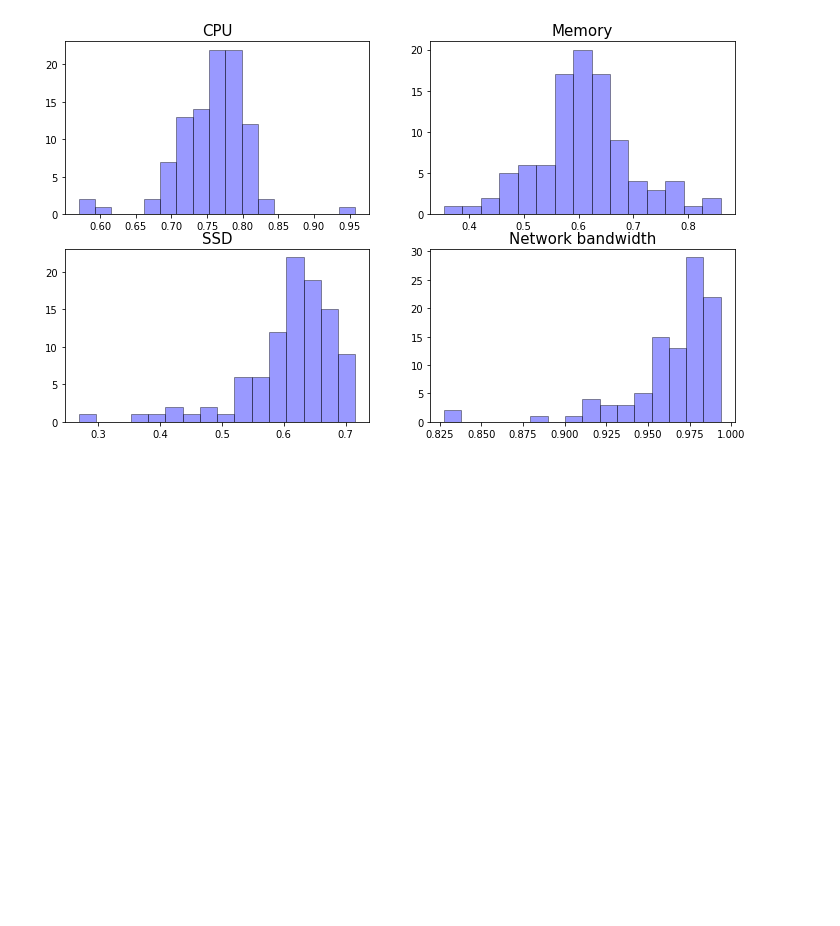
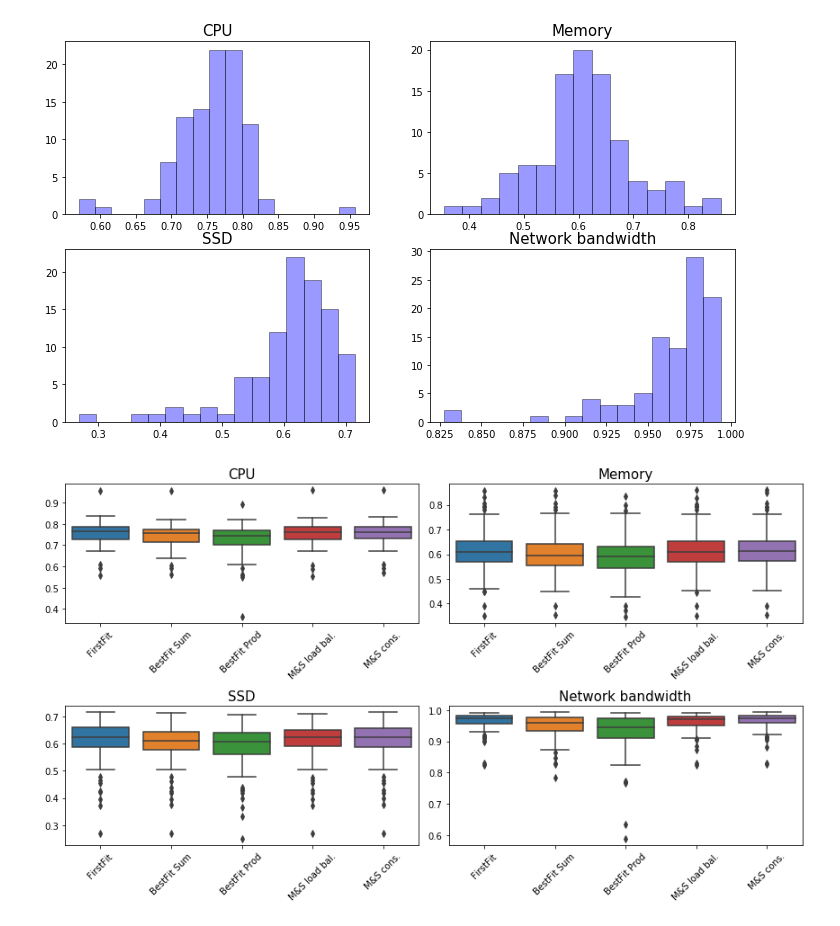
Before and after one commit to AnthonyUdovichenko/VM_Placement, a Jupyter notebook: data/servers_load_processing.ipynb, the cells around one changed output. Drawn from its saved outputs; the diff is of its cells as text; code cells hidden in the pictures; blank space fills up the shorter version.

```diff
--- a/data/servers_load_processing.ipynb
+++ b/data/servers_load_processing.ipynb
@@ -57,24 +58,62 @@ print_utilization_means_distribution("dynamicplacement", "firstfit", "none")
 # %% [markdown]
 ###### BestFit с эвристикой Sum
 # %%
-print_utilization_means_distribution("dynamicplacement", "bestfit", "sum")
+bf_sum_core_means, bf_sum_memory_means, bf_sum_ssd_means, bf_sum_nic_means = print_utilization_means_distribution("dynamicplacement", "bestfit", "sum")
 # %% [output]
 [figure]
 # %% [markdown]
 ###### BestFit с эвристикой Prod
 # %%
-print_utilization_means_distribution("dynamicplacement", "bestfit", "prod")
+bf_prod_core_means, bf_prod_memory_means, bf_prod_ssd_means, bf_prod_nic_means = print_utilization_means_distribution("dynamicplacement", "bestfit", "prod")
 # %% [output]
 [figure]
 # %% [markdown]
 ###### Mishra & Sahoo с целью балансировки нагрузки
 # %%
-print_utilization_means_distribution("dynamicplacement", "mishrasahoo", "loadbalance")
+ms_lb_core_means, ms_lb_memory_means, ms_lb_ssd_means, ms_lb_nic_means = print_utilization_means_distribution("dynamicplacement", "mishrasahoo", "loadbalance")
 # %% [output]
 [figure]
 # %% [markdown]
 ###### Mishra & Sahoo с целью консолидации
 # %%
-print_utilization_means_distribution("dynamicplacement", "mishrasahoo", "consolidate")
+ms_c_core_means, ms_c_memory_means, ms_c_ssd_means, ms_c_nic_means = print_utilization_means_distribution("dynamicplacement", "mishrasahoo", "consolidate")
 # %% [output]
 [figure]
+# %%
+fig, axs = plt.subplots(2, 2, figsize=(12, 7))
+
+axs[0][0].set_title('CPU', fontsize=15)
+sns.boxplot(['FirstFit', 'BestFit Sum', 'BestFit Prod', 'M&S load bal.', 'M&S cons.'],
+           [[x for x in ff_core_means if str(x) != 'nan'], [x for x in bf_sum_core_means if str(x) != 'nan'],
+            [x for x in bf_prod_core_means if str(x) != 'nan'], [x for x in ms_lb_core_means if str(x) != 'nan'],
+            [x for x in ms_c_core_means if str(x) != 'nan']], ax=axs[0][0])
+for tick in axs[0][0].get_xticklabels():
+    tick.set_rotation(45)
+
+axs[0][1].set_title('Memory', fontsize=15)
+sns.boxplot(['FirstFit', 'BestFit Sum', 'BestFit Prod', 'M&S load bal.', 'M&S cons.'],
+           [[x for x in ff_memory_means if str(x) != 'nan'], [x for x in bf_sum_memory_means if str(x) != 'nan'],
+            [x for x in bf_prod_memory_means if str(x) != 'nan'], [x for x in ms_lb_memory_means if str(x) != 'nan'],
+            [x for x in ms_c_memory_means if str(x) != 'nan']], ax=axs[0][1])
+for tick in axs[0][1].get_xticklabels():
+    tick.set_rotation(45)
+
+axs[1][0].set_title('SSD', fontsize=15)
+sns.boxplot(['FirstFit', 'BestFit Sum', 'BestFit Prod', 'M&S load bal.', 'M&S cons.'],
+           [[x for x in ff_ssd_means if str(x) != 'nan'], [x for x in bf_sum_ssd_means if str(x) != 'nan'],
+            [x for x in bf_prod_ssd_means if str(x) != 'nan'], [x for x in ms_lb_ssd_means if str(x) != 'nan'],
+            [x for x in ms_c_ssd_means if str(x) != 'nan']], ax=axs[1][0])
+for tick in axs[1][0].get_xticklabels():
+    tick.set_rotation(45)
+
+axs[1][1].set_title('Network bandwidth', fontsize=15)
+sns.boxplot(['FirstFit', 'BestFit Sum', 'BestFit Prod', 'M&S load bal.', 'M&S cons.'],
+           [[x for x in ff_nic_means if str(x) != 'nan'], [x for x in bf_sum_nic_means if str(x) != 'nan'],
+            [x for x in bf_prod_nic_means if str(x) != 'nan'], [x for x in ms_lb_nic_means if str(x) != 'nan'],
+            [x for x in ms_c_nic_means if str(x) != 'nan']], ax=axs[1][1])
+for tick in axs[1][1].get_xticklabels():
+    tick.set_rotation(45)
+
+fig.tight_layout()
+# %% [output]
+[figure, added]
```
Also changed, not shown: parts of 2 cells of this notebook, 2 other files.
